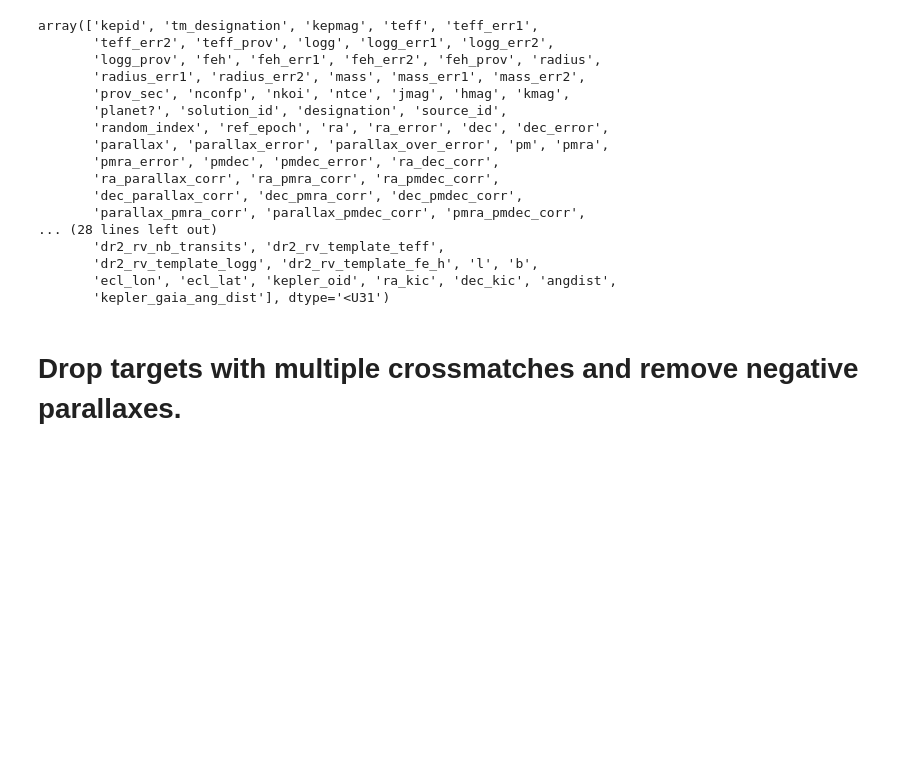
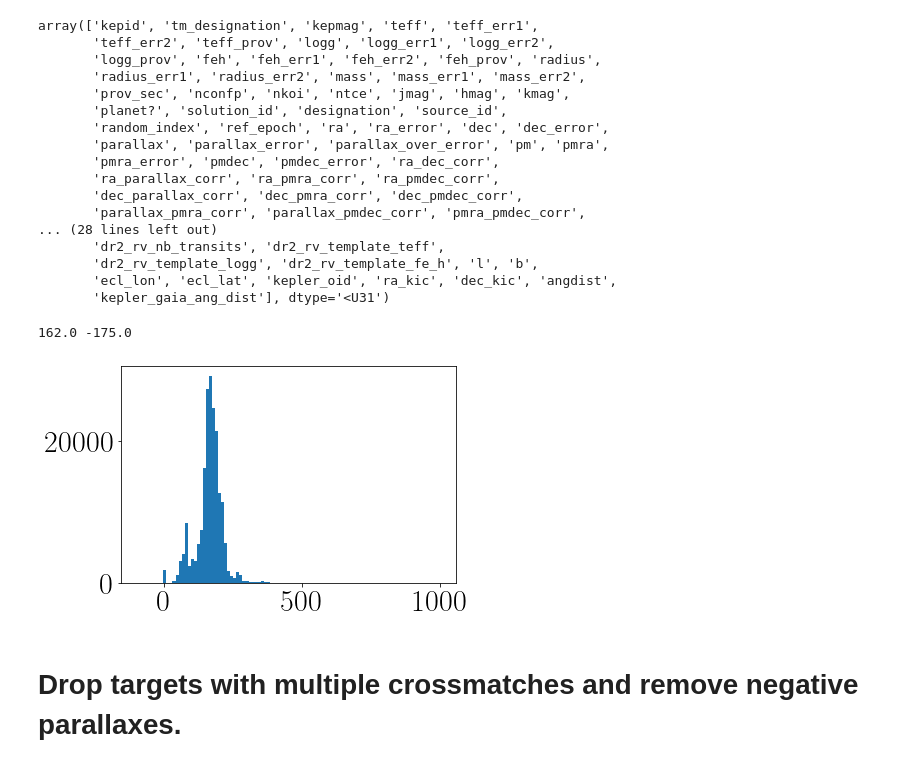
Before and after one commit to RuthAngus/kepler_kinematics, a Jupyter notebook: notebooks/Lamost_xmatching.ipynb, the cells around one changed output. Saved outputs shown, nothing was run; the diff lists cells and outputs as text; code cells hidden in the pictures; blank space fills up the shorter version.

```diff
--- a/notebooks/Lamost_xmatching.ipynb
+++ b/notebooks/Lamost_xmatching.ipynb
@@ -83,6 +83,13 @@ array(['kepid', 'tm_designation', 'kepmag', 'teff', 'teff_err1',
        'dr2_rv_template_logg', 'dr2_rv_template_fe_h', 'l', 'b',
        'ecl_lon', 'ecl_lat', 'kepler_oid', 'ra_kic', 'dec_kic', 'angdist',
        'kepler_gaia_ang_dist'], dtype='<U31')
+# %%
+# plt.hist(gaia3.teff_err1 - gaia3.teff_err2, 100, range=(-100, 1000));
+plt.hist(np.mean([gaia3.teff_err1, gaia3.teff_err2*-1], axis=0), 100, range=(-100, 1000));
+print(np.median(gaia3.teff_err1), np.median(gaia3.teff_err2))
+# %% [output]
+162.0 -175.0
+[figure, added]
 # %% [markdown]
 # Drop targets with multiple crossmatches and remove negative parallaxes.
 # %%
```
Also changed, not shown: parts of 16 cells of this notebook, 2 other files.
